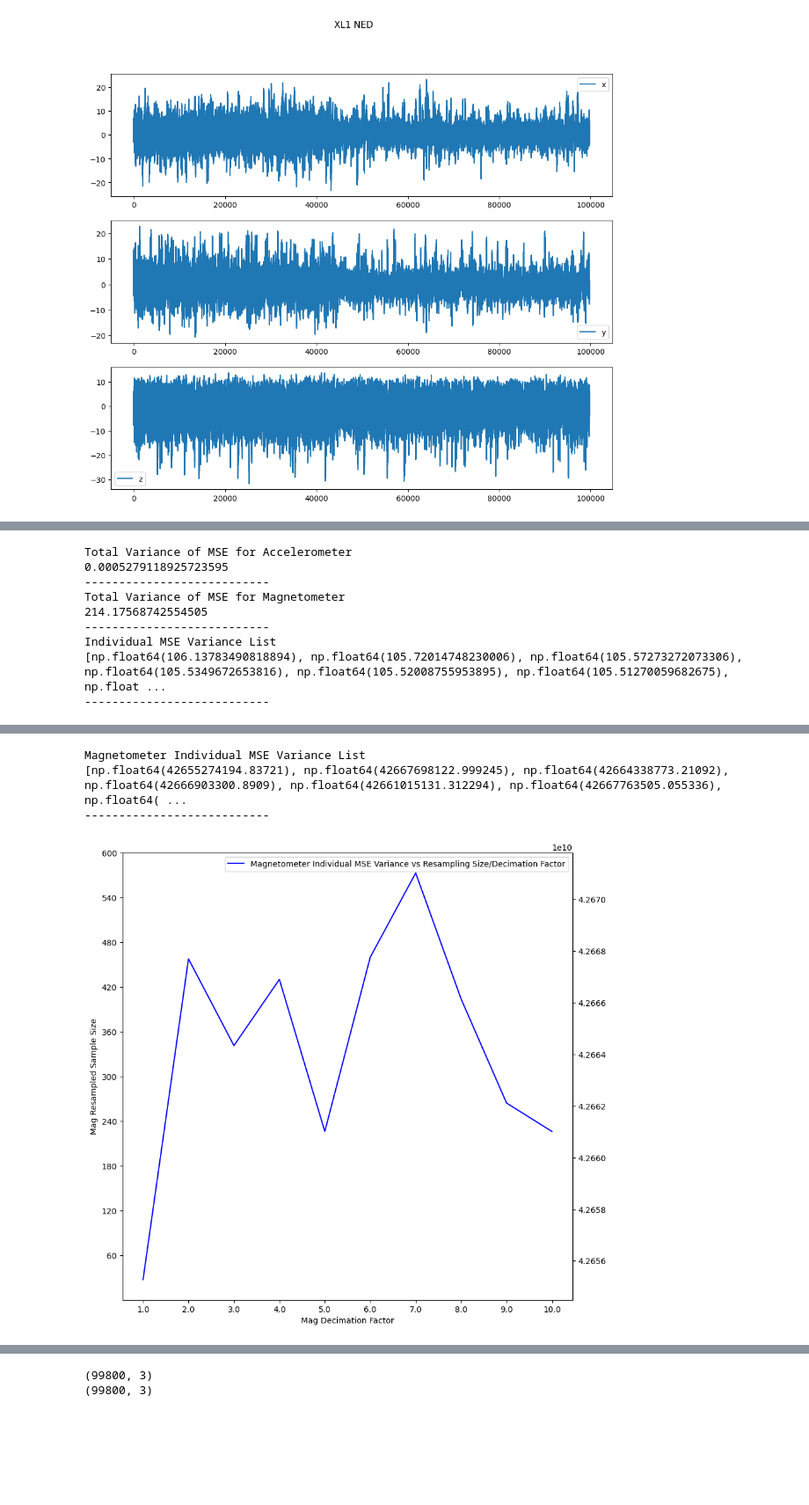
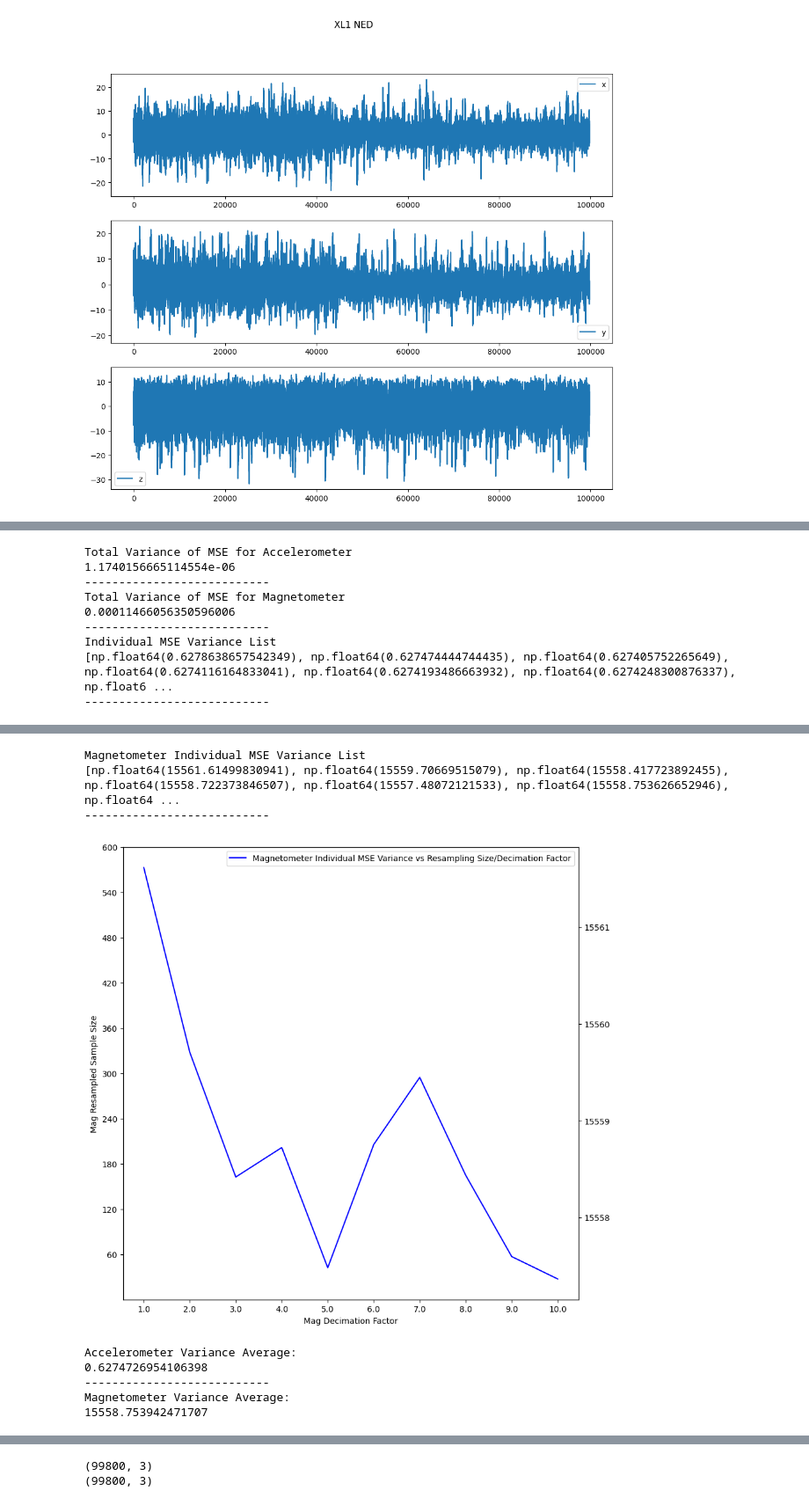
Before and after one commit to ahmedRafique744/Trim-management, a Jupyter notebook: imu_processing.ipynb, the cells around one changed output, grey strips where cells are left out. Shown at 88% size. Cells and saved outputs as stored; diff of their text form; code cells hidden in the pictures; blank space fills up the shorter version.

```diff
--- a/imu_processing.ipynb
+++ b/imu_processing.ipynb
@@ -375,7 +375,7 @@ resample_sizes = []
 mean_squared_list = []
 decimate_sizes = []
 
-total_interval_vals =[]
+total_interval_vals =[] # a list of lists of all MSE values per decimation factor
 
 for i in range(1, 11, 1):
     xl_global = []
@@ -383,7 +383,7 @@ for i in range(1, 11, 1):
     counter = 0
     total_mse = 0
     check = False
-    interval_vals = []
+    interval_vals = [] # a list of all MSE values per decimation factor
     for (name, xl_grp), (name, mg_grp), (name, gy_grp) in zip(xl_group, mg_group, gy_group):
         xl_required = correct_data(xl_grp.drop(columns=['interval']).values)
         xl_required = clip_xl(xl_required[:,1:], 2)
@@ -435,9 +435,10 @@ for i in range(1, 11, 1):
 
             # print("------------------------------------------")
 
-            interval_mse = mean_squared_error(np.array(xl_d[100:1100]), new_xl_w[1000:2000,:])
+            interval_mse = mean_absolute_error(np.array(xl_d[100:1100]), new_xl_w[1000:2000,:])
             counter += 1
             total_mse += interval_mse
+
             interval_vals.append(interval_mse)
 
     if len(xl_w) != 3:
@@ -513,9 +514,8 @@ for i in range(1, 11, 1):
 
         new_mag_w = np.vstack(new_mag_w)
 
-        print(new_mag_w.shape)
-
         if (new_mag_w.shape[0] == 60):
+            print(new_mag_w.shape)
             mag_check = True
             mag_simulate = new_mag_w[20:40,:]
 
@@ -545,7 +545,7 @@ for i in range(1, 11, 1):
 
             # print("------------------------------------------")
 
-            mag_interval_mse = mean_squared_error(np.array(mag_d[20:40]), new_mag_w[20:40,:])
+            mag_interval_mse = mean_absolute_error(np.array(mag_d[20:40]), new_mag_w[20:40,:])
             mag_counter += 1
             mag_total_mse += mag_interval_mse
 
@@ -632,7 +632,7 @@ ax1.set_ylabel("Resampled Sample Size")
 plt.legend()
 plt.show()
 
-#  Calculating Individual MSE Variance for Accelerometer
+#  Calculating Individual MSE Variance for Magnetometer
 mag_variance_list = []
 for mag_interval in mag_total_interval_vals:
     mag_interval_var = np.var(mag_interval)
@@ -652,13 +652,24 @@ ax1.set_xlabel("Mag Decimation Factor")
 ax1.set_ylabel("Mag Resampled Sample Size")
 plt.legend()
 plt.show()
+
+# Average of Accelerometer Variance List
+xl_var_avg = np.average(variance_list)
+print("Accelerometer Variance Average:")
+print(xl_var_avg)
+print("---------------------------")
+
+# Average of Magnetometer Variance List
+mag_var_avg = np.average(mag_variance_list)
+print("Magnetometer Variance Average:")
+print(mag_var_avg)
 # %% [output]
 Total Variance of MSE for Accelerometer
-0.0005279118925723595
+1.1740156665114554e-06
 ---------------------------
 Total Variance of MSE for Magnetometer
-214.17568742554505
+0.00011466056350596006
 ---------------------------
 Individual MSE Variance List
-[np.float64(106.13783490818894), np.float64(105.72014748230006), np.float64(105.57273272073306), np.float64(105.5349672653816), np.float64(105.52008755953895), np.float64(105.51270059682675), np.float ...
+[np.float64(0.6278638657542349), np.float64(0.627474444744435), np.float64(0.627405752265649), np.float64(0.6274116164833041), np.float64(0.6274193486663932), np.float64(0.6274248300876337), np.float6 ...
 ---------------------------
@@ -666,7 +677,12 @@ Individual MSE Variance List
 Magnetometer Individual MSE Variance List
-[np.float64(42655274194.83721), np.float64(42667698122.999245), np.float64(42664338773.21092), np.float64(42666903300.8909), np.float64(42661015131.312294), np.float64(42667763505.055336), np.float64( ...
+[np.float64(15561.61499830941), np.float64(15559.70669515079), np.float64(15558.417723892455), np.float64(15558.722373846507), np.float64(15557.48072121533), np.float64(15558.753626652946), np.float64 ...
 ---------------------------
-[figure, old version]
+[figure, new version]
+Accelerometer Variance Average:
+0.6274726954106398
+---------------------------
+Magnetometer Variance Average:
+15558.753942471707
 # %%
 def imu_dead_reckoning(xl_ned, dt):
     """Calculate position, velocity and bearing from xl/mag sensors in NED frame
```
Also changed, not shown: parts of 3 cells of this notebook.
